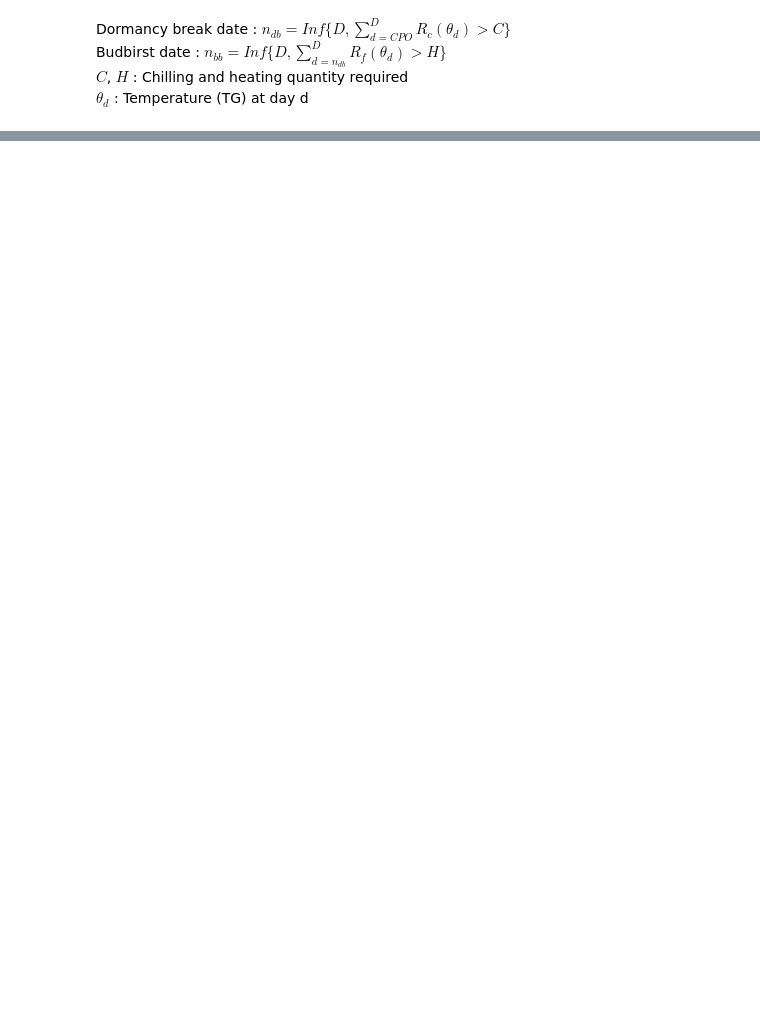
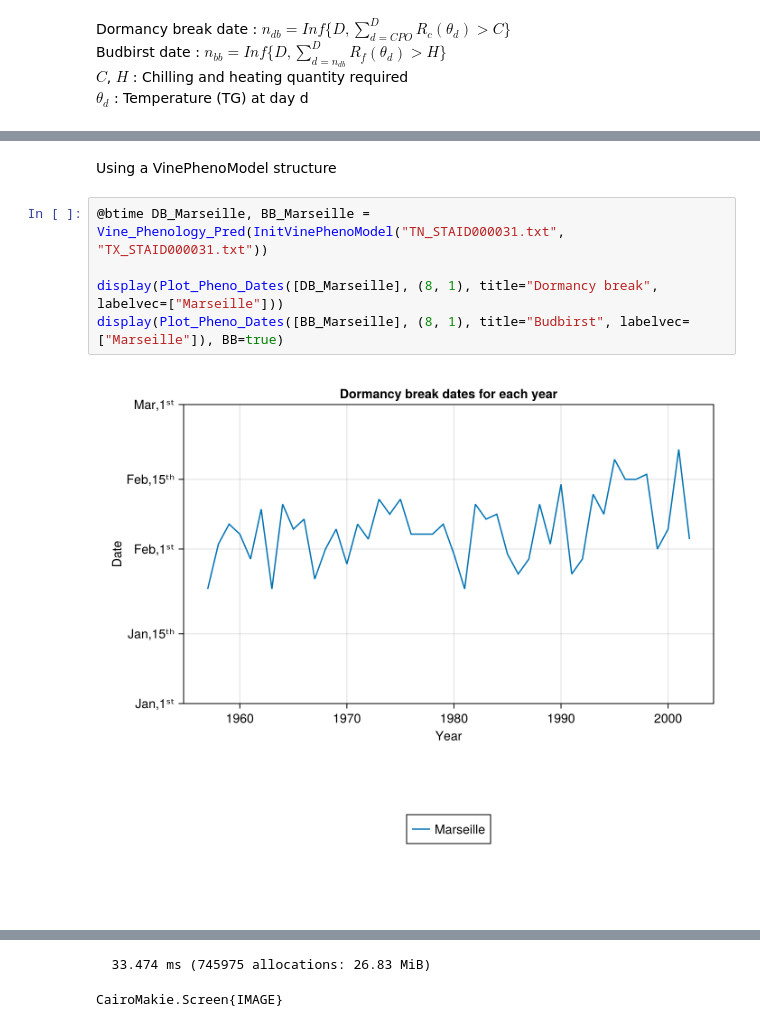
Before and after one commit to dmetivie/2025_Internship_SWG_Pomme, a Jupyter notebook: Phenology/Phenology_model.ipynb, the cells around one changed output, grey strips where cells are left out. Saved outputs shown, nothing was run; the diff lists cells and outputs as text; blank space fills up the shorter version.

```diff
--- a/Phenology/Phenology_model.ipynb
+++ b/Phenology/Phenology_model.ipynb
@@ -26,0 +50,9 @@ CairoMakie.Screen{IMAGE}
+# %% [markdown]
+Using a VinePhenoModel structure
+# %%
+@btime DB_Marseille, BB_Marseille = Vine_Phenology_Pred(InitVinePhenoModel("TN_STAID000031.txt", "TX_STAID000031.txt"))
+
+display(Plot_Pheno_Dates([DB_Marseille], (8, 1), title="Dormancy break", labelvec=["Marseille"]))
+display(Plot_Pheno_Dates([BB_Marseille], (8, 1), title="Budbirst", labelvec=["Marseille"]), BB=true)
+# %% [output]
+[figure, added]
@@ -26,0 +60,2 @@ CairoMakie.Screen{IMAGE}
+  33.474 ms (745975 allocations: 26.83 MiB)
+CairoMakie.Screen{IMAGE}
```
Also changed, not shown: parts of 8 cells of this notebook, 10 other files.
